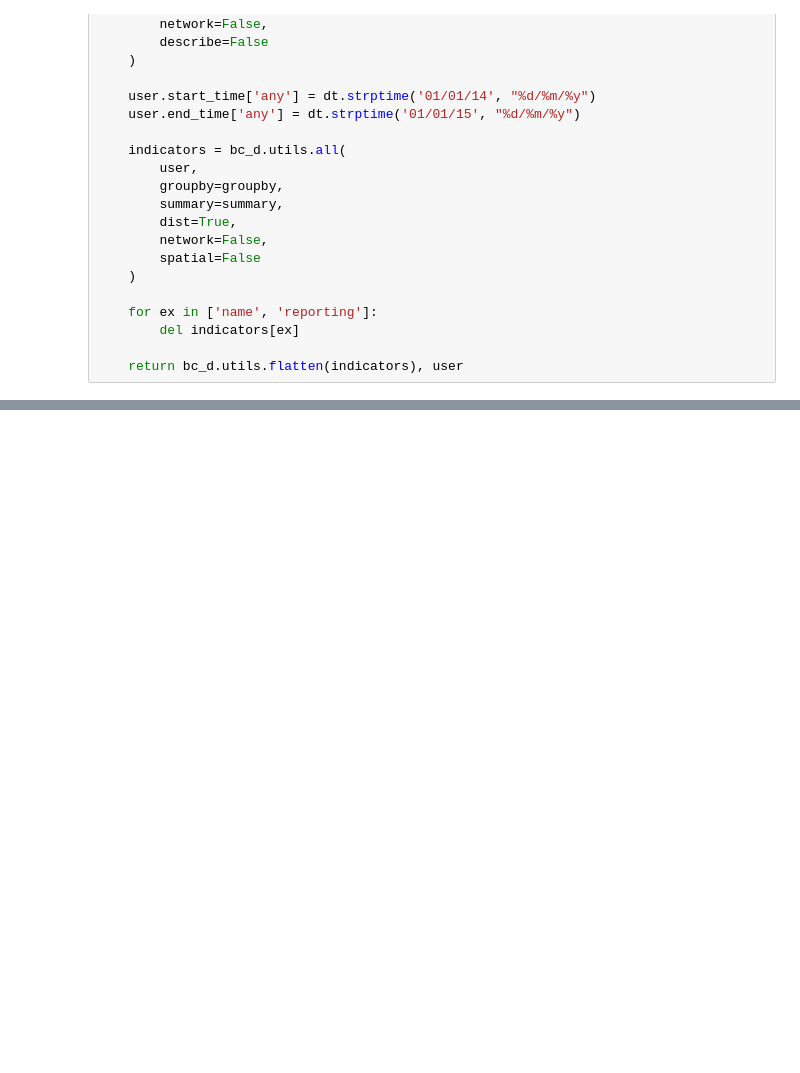
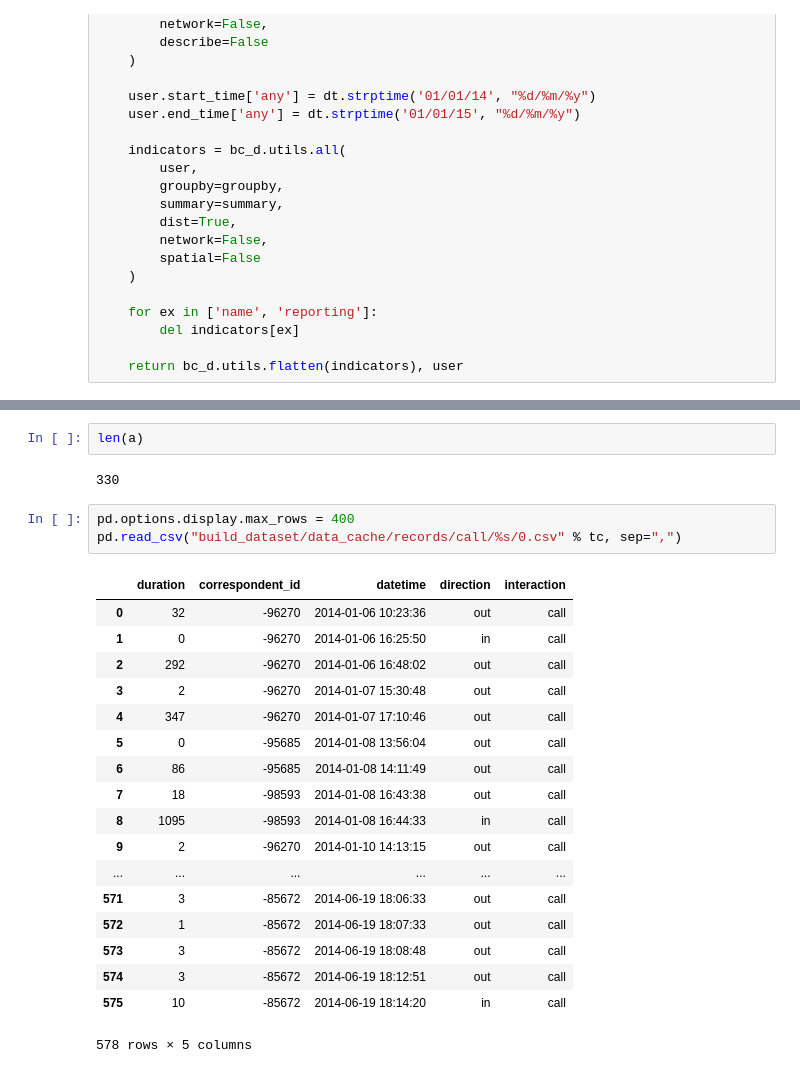
Before and after one commit to ulfaslak/MScProject-build-dataset, a Jupyter notebook: test_bandicoot_indicators.ipynb, the cells around one changed output, grey strips where cells are left out. Cells and saved outputs as stored; diff of their text form; blank space fills up the shorter version.

```diff
--- a/test_bandicoot_indicators.ipynb
+++ b/test_bandicoot_indicators.ipynb
@@ -66,0 +136,26 @@ create_user_records.ipynb          visualisation/
+# %%
+len(a)
+# %% [output]
+330
+# %%
+pd.options.display.max_rows = 400
+pd.read_csv("build_dataset/data_cache/records/call/%s/0.csv" % tc, sep=",")
+# %% [output]
+|  | duration | correspondent_id | datetime | direction | interaction |
+| 0 | 32 | -96270 | 2014-01-06 10:23:36 | out | call |
+| 1 | 0 | -96270 | 2014-01-06 16:25:50 | in | call |
+| 2 | 292 | -96270 | 2014-01-06 16:48:02 | out | call |
+| 3 | 2 | -96270 | 2014-01-07 15:30:48 | out | call |
+| 4 | 347 | -96270 | 2014-01-07 17:10:46 | out | call |
+| 5 | 0 | -95685 | 2014-01-08 13:56:04 | out | call |
+| 6 | 86 | -95685 | 2014-01-08 14:11:49 | out | call |
+| 7 | 18 | -98593 | 2014-01-08 16:43:38 | out | call |
+| 8 | 1095 | -98593 | 2014-01-08 16:44:33 | in | call |
+| 9 | 2 | -96270 | 2014-01-10 14:13:15 | out | call |
+| ... | ... | ... | ... | ... | ... |
+| 571 | 3 | -85672 | 2014-06-19 18:06:33 | out | call |
+| 572 | 1 | -85672 | 2014-06-19 18:07:33 | out | call |
+| 573 | 3 | -85672 | 2014-06-19 18:08:48 | out | call |
+| 574 | 3 | -85672 | 2014-06-19 18:12:51 | out | call |
+| 575 | 10 | -85672 | 2014-06-19 18:14:20 | in | call |
+578 rows × 5 columns
```
Also changed, not shown: parts of 11 cells of this notebook, 10 other files.
